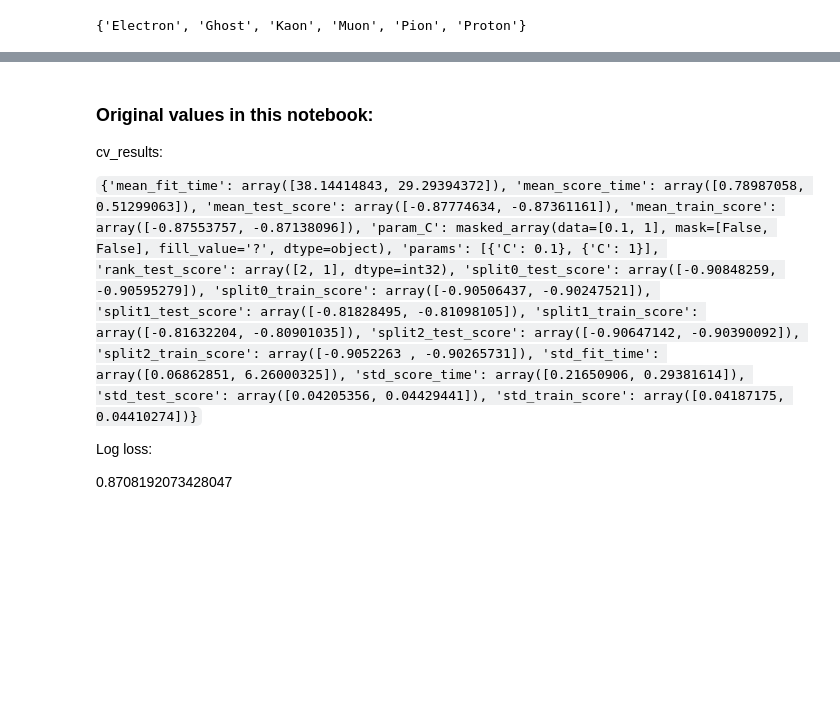
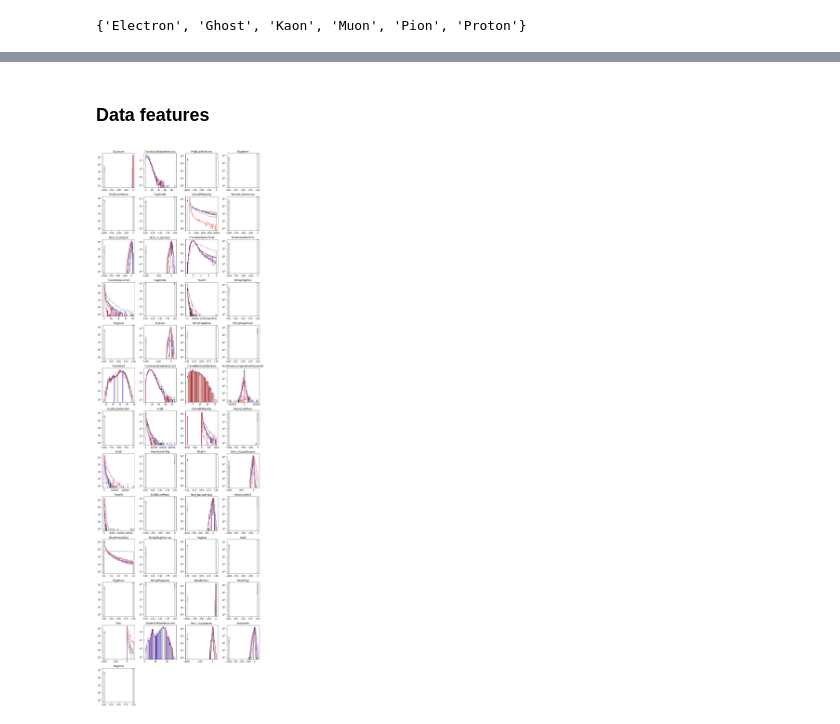
Before and after one commit to bainbrid/MLatImperial2018, a Jupyter notebook: 03_lab/kaggle.ipynb, the cells around one changed output, grey strips where cells are left out. Cells and saved outputs as stored; diff of their text form; code cells hidden in the pictures; blank space fills up the shorter version.

```diff
--- a/03_lab/kaggle.ipynb
+++ b/03_lab/kaggle.ipynb
@@ -163,0 +131,6 @@ kaggle_ids = test.ID
+# %%
+target = 'Label'
+engineered = 'Guess'
+features = list(set(data.columns) - {target})# - {engineered})
+print(features)
+print(target)
@@ -163,0 +142,6 @@ kaggle_ids = test.ID
+# %%
+training_data, _data = train_test_split(data,random_state=1,train_size=0.1)
+validation_data, test_data = train_test_split(_data,random_state=1,train_size=0.3)
+print(training_data.shape)
+print(validation_data.shape)
+print(test_data.shape)
@@ -178,29 +349,34 @@ create_solution(kaggle_ids, kaggle_proba, clf.classes_)
-# %% [markdown]
-### Original values in this notebook:
-
-cv_results:
-
-`{'mean_fit_time': array([38.14414843, 29.29394372]),
- 'mean_score_time': array([0.78987058, 0.51299063]),
- 'mean_test_score': array([-0.87774634, -0.87361161]),
- 'mean_train_score': array([-0.87553757, -0.87138096]),
- 'param_C': masked_array(data=[0.1, 1],
-              mask=[False, False],
-        fill_value='?',
-             dtype=object),
- 'params': [{'C': 0.1}, {'C': 1}],
- 'rank_test_score': array([2, 1], dtype=int32),
- 'split0_test_score': array([-0.90848259, -0.90595279]),
- 'split0_train_score': array([-0.90506437, -0.90247521]),
- 'split1_test_score': array([-0.81828495, -0.81098105]),
- 'split1_train_score': array([-0.81632204, -0.80901035]),
- 'split2_test_score': array([-0.90647142, -0.90390092]),
- 'split2_train_score': array([-0.9052263 , -0.90265731]),
- 'std_fit_time': array([0.06862851, 6.26000325]),
- 'std_score_time': array([0.21650906, 0.29381614]),
- 'std_test_score': array([0.04205356, 0.04429441]),
- 'std_train_score': array([0.04187175, 0.04410274])}`
-
-Log loss:
-
-0.8708192073428047
+# %% [markdown]
+### Data features
+# %%
+def plots(X_train,y_train) :
+    import matplotlib.pyplot as plt
+    args={"bins":40,"histtype":'step',"stacked":False,"fill":False}
+    plt.close('all')
+    ncol = 4
+    nrow = int(len(_features)/4)+1
+    fig = plt.figure(figsize=(3*ncol,3*nrow))
+    for ifeature, feature in enumerate(X_train.columns) :
+        plt.subplot(nrow,ncol,ifeature+1)
+        #{'Electron', 'Ghost', 'Kaon', 'Muon', 'Pion', 'Proton'}
+        plt.hist(X_train[feature][y_train=='Pion'],**args,color="black")
+        plt.hist(X_train[feature][y_train=='Proton'],**args,color="blue")
+        plt.hist(X_train[feature][y_train=='Kaon'],**args,color="brown")
+        plt.hist(X_train[feature][y_train=='Electron'],**args,color="red")
+        plt.hist(X_train[feature][y_train=='Muon'],**args,color="purple")
+        plt.hist(X_train[feature][y_train=='Ghost'],**args,color="gray")
+        plt.yscale('log')
+        plt.ylim(0.5)
+        plt.title(feature)
+    plt.subplots_adjust(top=0.92,
+                        bottom=0.08,
+                        left=0.10,
+                        right=0.95,
+                        hspace=0.25,
+                        wspace=0.35)
+    plt.tight_layout()
+    plt.show()
+# %%
+plots(X_train[features[:]],y_train)
+# %% [output]
+[figure, added]
```
Also changed, not shown: parts of 58 cells of this notebook, 2 other files.
